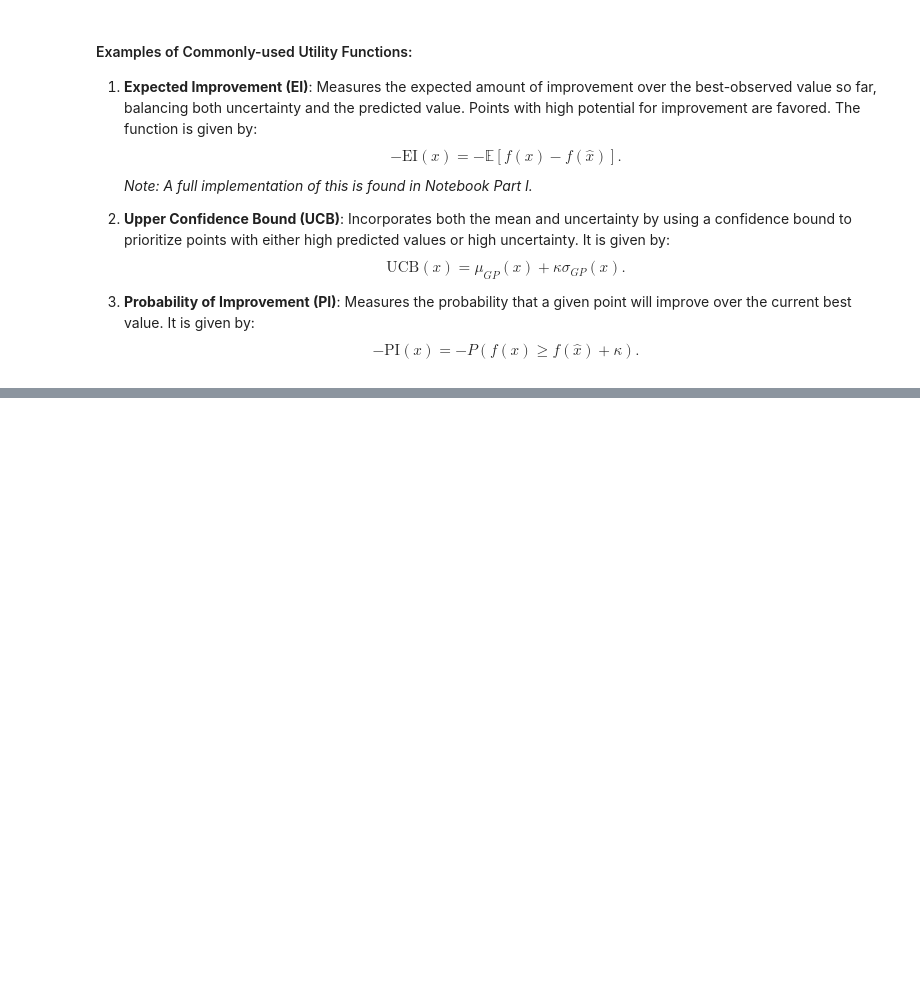
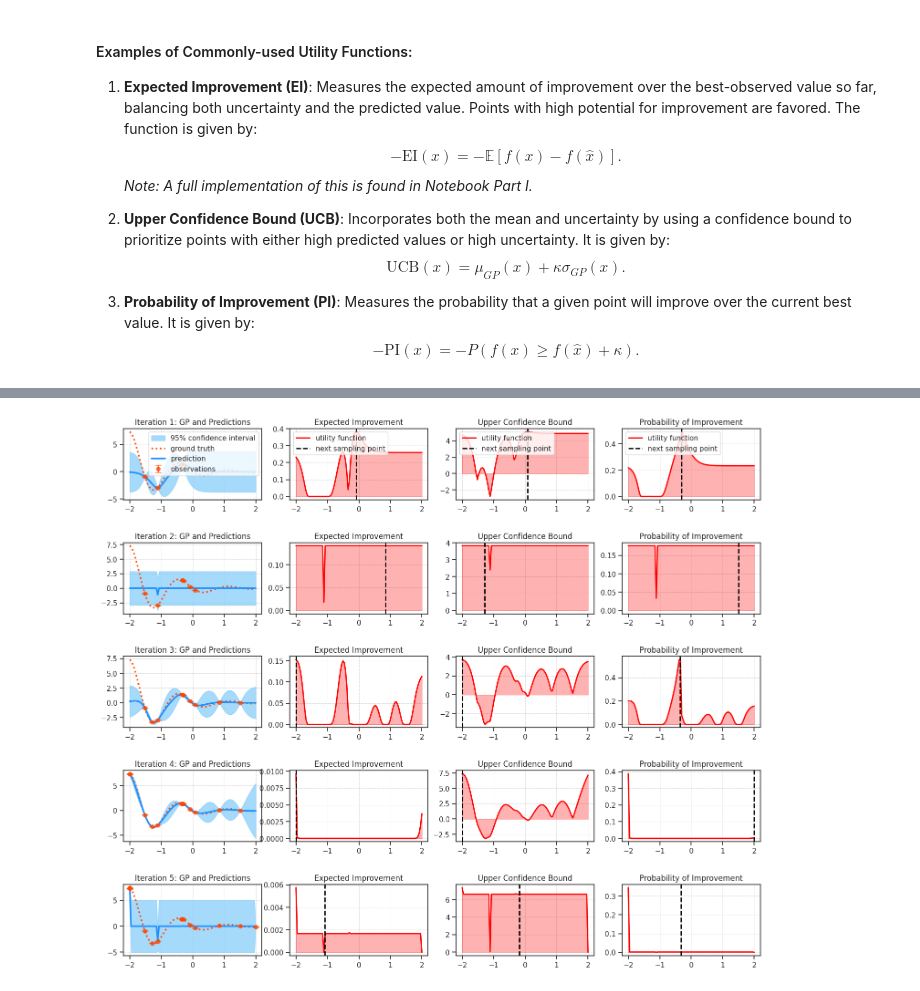
Before and after one commit to ritzann/2024-thrill-school-gp-bo, a Jupyter notebook: my_notebooks/2-BO-GP-II.ipynb, the cells around one changed output, grey strips where cells are left out. Drawn from its saved outputs; the diff is of its cells as text; code cells hidden in the pictures; blank space fills up the shorter version.

```diff
--- a/my_notebooks/2-BO-GP-II.ipynb
+++ b/my_notebooks/2-BO-GP-II.ipynb
@@ -32,0 +101,68 @@ The acquisition function is what transforms the BO process from a passive fittin
+# %%
+# Update to include title for viz purposes
+def plot_utility(ax, X, Y, X_next, title='', show_legend=False):
+    """
+    Plot the utility (acquisition) function and the next proposed sampling point.
+    """
+    ax.clear()  # Clear the current axes before plotting
+    ax.plot(X, Y, 'r-', lw=2, label='utility function')
+    ax.fill_between(X.ravel(), Y.ravel(), color='red', alpha=0.3)
+    ax.axvline(x=X_next, ls='--', c='k', lw=2, label='next sampling point')
+    ax.set_title(title)
+    # ax.set_xlim([bounds[:,0], bounds[:,1]])
+    ax.grid(True, which='both', linestyle='--', linewidth=0.7, alpha=0.7)
+
+    if show_legend:
+        ax.legend(loc="upper left")
+# %%
+n_iter = 5
+utility_functions = {
+    'EI': expected_improvement,
+    'UCB': upper_confidence_bound,
+    'PI': probability_of_improvement
+}
+
+# Create a plot grid for comparison
+fig, axes = plt.subplots(n_iter, 4, figsize=(18, n_iter * 3))
+plt.subplots_adjust(hspace=0.6)
+
+X_train = X_init
+Y_train = Y_init
+
+for i in range(n_iter):
+    gp.fit(X_train, Y_train)
+
+    X_next_ei = suggest_next_sample(expected_improvement, X_train, Y_train, gp, bounds)
+    X_next_ucb = suggest_next_sample(upper_confidence_bound, X_train, Y_train, gp, bounds)
+    X_next_pi = suggest_next_sample(probability_of_improvement, X_train, Y_train, gp, bounds)
+
+    Y_next_ei = f(X_next_ei, noise_level)
+    Y_next_ucb = f(X_next_ucb, noise_level)
+    Y_next_pi = f(X_next_pi, noise_level)
+
+    # Plot the GP approximation, noisy samples, and the next sampling points
+    plot_prediction(axes[i, 0], gp, X, Y, X_train, Y_train, None, noise_level=noise_level, show_legend=(i == 0))
+    axes[i, 0].set_title(f'Iteration {i + 1}: GP and Predictions')
+
+    # Plot Expected Improvement
+    ei_values = expected_improvement(X, X_train, Y_train, gp)
+    plot_utility(axes[i, 1], X, ei_values, X_next_ei, show_legend=(i == 0))
+    axes[i, 1].set_title('Expected Improvement')
+
+    # Plot Upper Confidence Bound
+    ucb_values = upper_confidence_bound(X, gp)
+    plot_utility(axes[i, 2], X, ucb_values, X_next_ucb, show_legend=(i == 0))
+    axes[i, 2].set_title('Upper Confidence Bound')
+
+    # Plot Probability of Improvement
+    pi_values = probability_of_improvement(X, X_train, Y_train, gp)
+    plot_utility(axes[i, 3], X, pi_values, X_next_pi, show_legend=(i == 0))
+    axes[i, 3].set_title('Probability of Improvement')
+
+    # Update training set with the next samples
+    X_train = np.vstack((X_train, X_next_ei, X_next_ucb, X_next_pi))
+    Y_train = np.vstack((Y_train, Y_next_ei, Y_next_ucb, Y_next_pi))
+
+plt.show()
+# %% [output]
+[figure, added]
```
Also changed, not shown: parts of 15 cells of this notebook, 1 other file.
